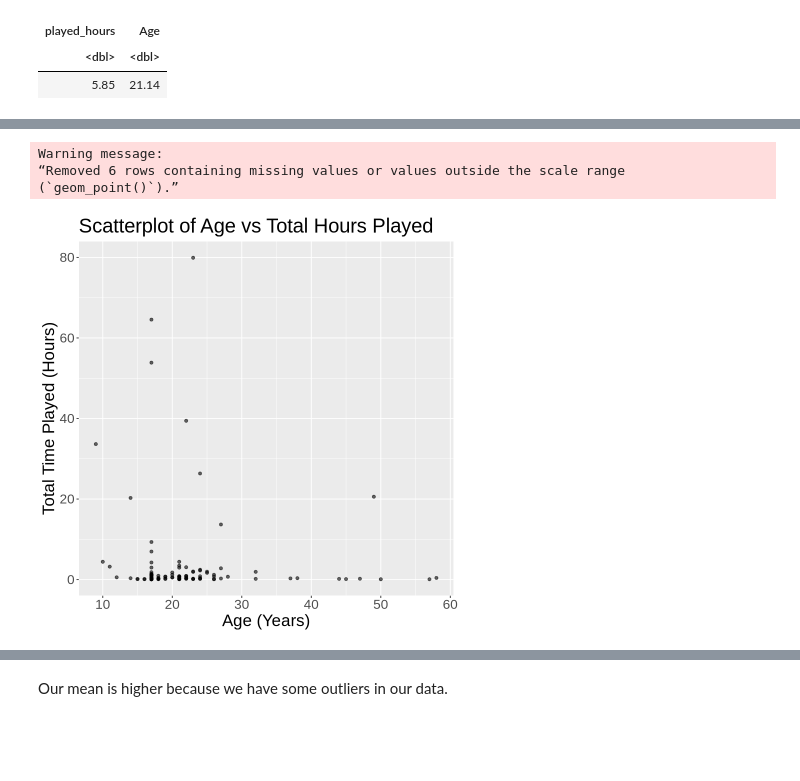
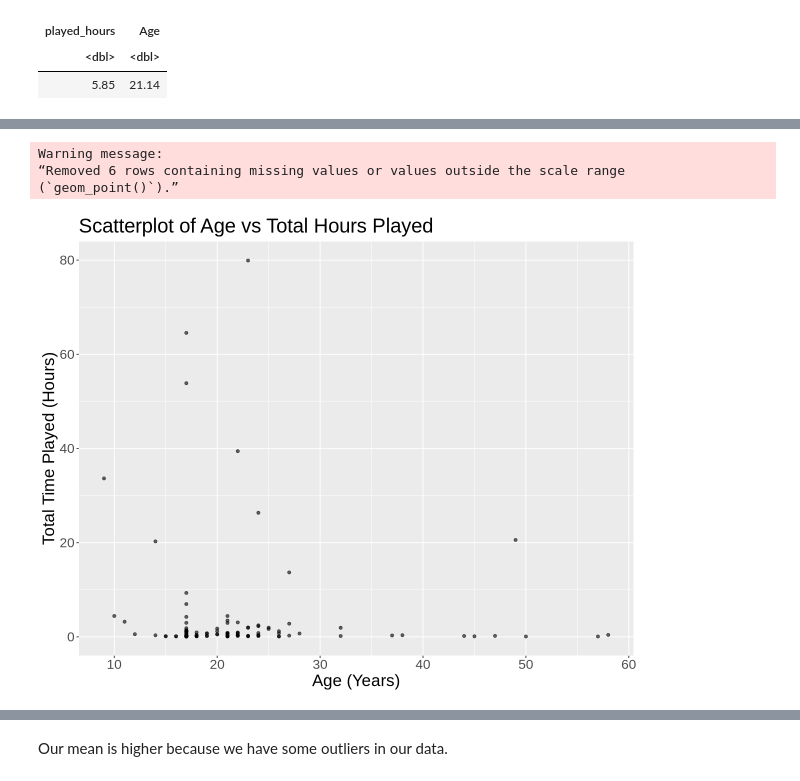
Before and after one commit to danayong25-cell/Group-Final-Project, a Jupyter notebook: group final project.ipynb, the cells around one changed output, grey strips where cells are left out. Drawn from its saved outputs; the diff is of its cells as text; code cells hidden in the pictures; blank space fills up the shorter version.

```diff
--- a/group final project.ipynb
+++ b/group final project.ipynb
@@ -185,15 +189,16 @@ total_hours_boxplot
 # %%
+options(repr.plot.width=10,repr.plot.height=8)
 total_hours_scatterplot<-ggplot(full_data |> filter(!is.na(total_hours)), aes(x = Age, y = total_hours)) +
   geom_point(alpha = 0.6, color = "black") +
   labs(title = "Scatterplot of Age vs Total Hours Played",
        x = "Age (Years)",
        y = "Total Time Played (Hours)")+
     ylim(c(0,80))+
     theme(text=element_text(size=20))
 total_hours_scatterplot
 # %% [output]
 Warning message:
 “Removed 6 rows containing missing values or values outside the scale range
 (`geom_point()`).”
-[figure, old version]
+[figure, new version]
 # %%
```
Also changed, not shown: parts of 8 cells of this notebook.
